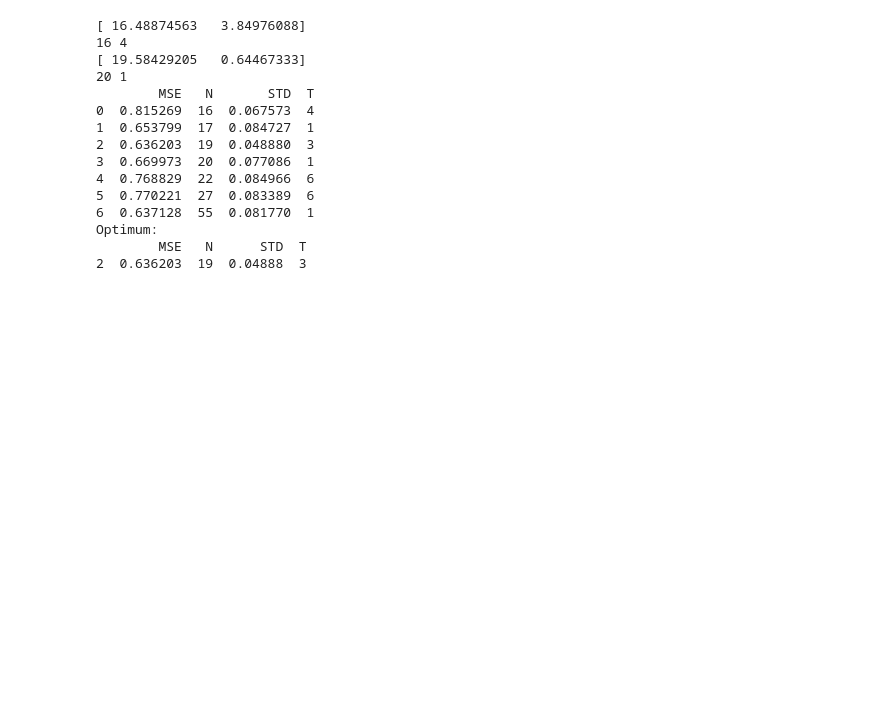
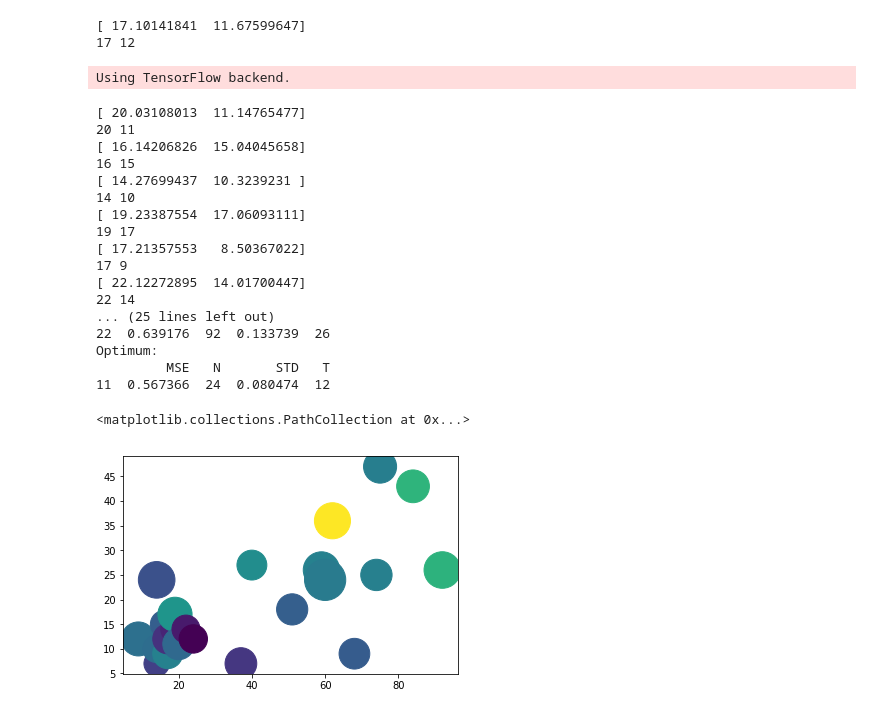
Before and after one commit to June-Skeeter/ML_GapFilling, a Jupyter notebook: MultiLayerModel.ipynb, the cells around one changed output. Drawn from its saved outputs; the diff is of its cells as text; code cells hidden in the pictures; blank space fills up the shorter version.

```diff
--- a/MultiLayerModel.ipynb
+++ b/MultiLayerModel.ipynb
@@ -185,48 +221,56 @@ for i in range(params['Searches']):
     while len(Runs.loc[(Runs['N']==N) & (Runs['T']==T)].index) != 0:
         print('Adjust!')
         o +=1
         N += int(o*np.cos(o*np.pi))
         if N < params['N_Min'] or N > params['N_Max']:
             N -= int(o*np.cos(o*np.pi))
         if o > 5:
             T += 1
     print(N,T)
     d = {'N':N,'T':T,'MSE':0,'STD':0}
     idx = Runs.index[-1] + 1
     D2 = pd.DataFrame(data=d,index=[idx])
     Runs = Runs.append(D2)
 
     params['T'] = T
     params['N'] = N
 
     Results = RunReps(FullModel,params,pool)
     MSE = Results[0]
 
     Runs['MSE'][idx]=MSE.mean()
     Runs['STD'][idx]=MSE.std()
 
     Runs = Runs.sort_values(by = ['N','T']).reset_index(drop=True)
 
 print(Runs)
 Optimum = Runs[Runs['MSE'] == Runs['MSE'].min()]
 print('Optimum:')
 print(Optimum)
+plt.scatter(Runs['N'],Runs['T'],c=Runs['MSE'],s=Runs['STD']*1e4)
 # %% [output]
-[ 16.48874563   3.84976088]
-16 4
-[ 19.58429205   0.64467333]
-20 1
-        MSE   N       STD  T
-0  0.815269  16  0.067573  4
-1  0.653799  17  0.084727  1
-2  0.636203  19  0.048880  3
-3  0.669973  20  0.077086  1
-4  0.768829  22  0.084966  6
-5  0.770221  27  0.083389  6
-6  0.637128  55  0.081770  1
-Optimum:
-        MSE   N      STD  T
-2  0.636203  19  0.04888  3
+[ 17.10141841  11.67599647]
+17 12
+Using TensorFlow backend.
+[ 20.03108013  11.14765477]
+20 11
+[ 16.14206826  15.04045658]
+16 15
+[ 14.27699437  10.3239231 ]
+14 10
+[ 19.23387554  17.06093111]
+19 17
+[ 17.21357553   8.50367022]
+17 9
+[ 22.12272895  14.01700447]
+22 14
+... (25 lines left out)
+22  0.639176  92  0.133739  26
+Optimum:
+         MSE   N       STD   T
+11  0.567366  24  0.080474  12
+<matplotlib.collections.PathCollection at 0x...>
+[figure, added]
 # %%
 def Combos(Model,L,factor=None):
     Models=list()
```
Also changed, not shown: parts of 6 cells of this notebook, 2 other files.
